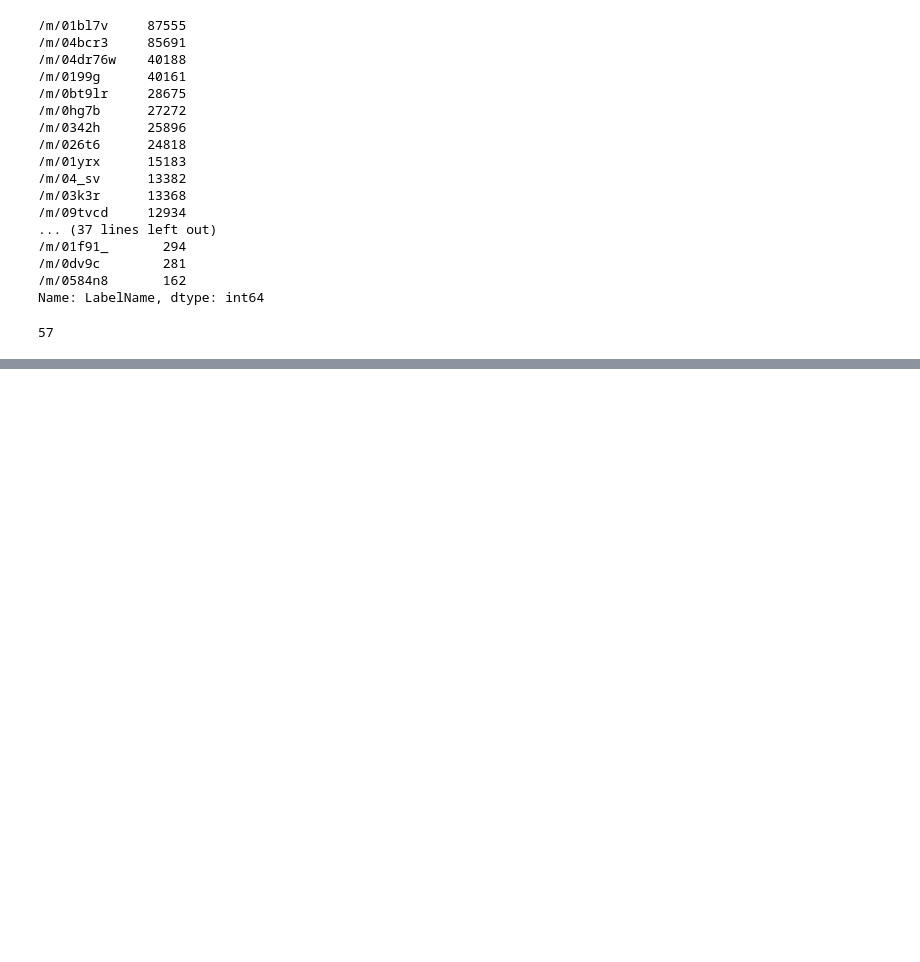
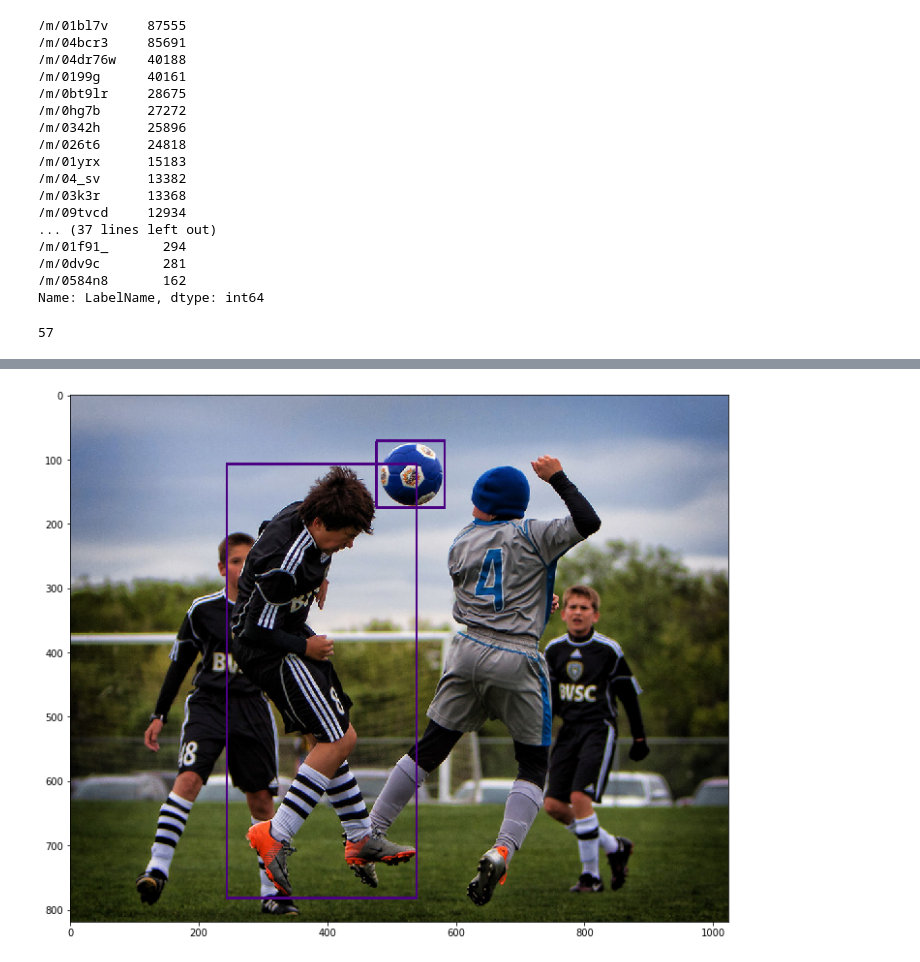
Before and after one commit to chicm/open-images-vrd, a Jupyter notebook: notebooks/eda.ipynb, the cells around one changed output, grey strips where cells are left out. Drawn from its saved outputs; the diff is of its cells as text; code cells hidden in the pictures; blank space fills up the shorter version.

```diff
--- a/notebooks/eda.ipynb
+++ b/notebooks/eda.ipynb
@@ -960,0 +827,4 @@ plt.imshow(get_annotated_img(annos[3]))
+# %%
+show_rel(df_hits, 2)
+# %% [output]
+[figure, added]
```
Also changed, not shown: parts of 28 cells of this notebook, 3 other files.
